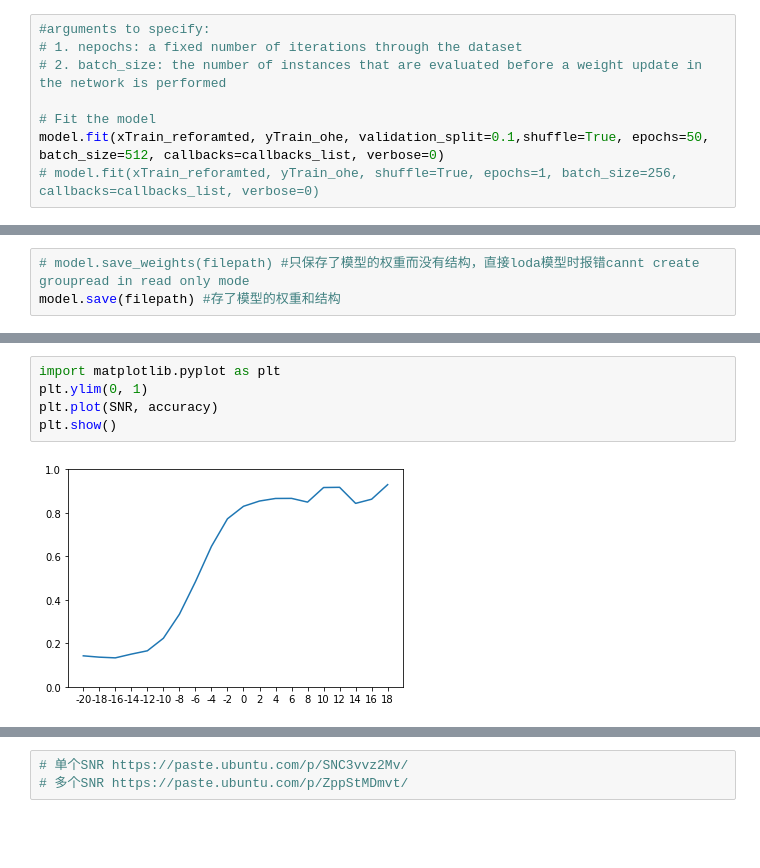
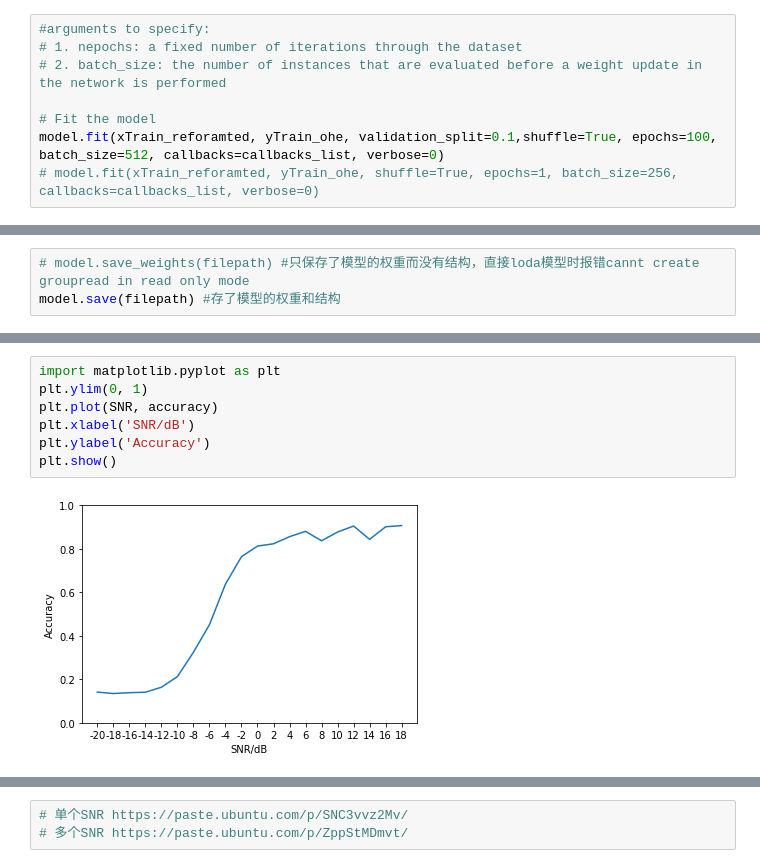
Before and after one commit to tangshuting/daytoy, a Jupyter notebook: EMW_NN1.ipynb, the cells around one changed output, grey strips where cells are left out. Drawn from its saved outputs; the diff is of its cells as text; blank space fills up the shorter version.

```diff
--- a/EMW_NN1.ipynb
+++ b/EMW_NN1.ipynb
@@ -221,7 +223,7 @@ callbacks_list = [checkpoint]
 # 2. batch_size: the number of instances that are evaluated before a weight update in the network is performed
 
 # Fit the model
-model.fit(xTrain_reforamted, yTrain_ohe, validation_split=0.1,shuffle=True, epochs=50, batch_size=512, callbacks=callbacks_list, verbose=0)
+model.fit(xTrain_reforamted, yTrain_ohe, validation_split=0.1,shuffle=True, epochs=100, batch_size=512, callbacks=callbacks_list, verbose=0)
 # model.fit(xTrain_reforamted, yTrain_ohe, shuffle=True, epochs=1, batch_size=256, callbacks=callbacks_list, verbose=0)
 # %% [output]
 <keras.callbacks.callbacks.History at 0x...>
@@ -334,7 +335,9 @@ Accuracy for SNR =  18  is  92.9710865020752
 # %%
 import matplotlib.pyplot as plt
 plt.ylim(0, 1)
 plt.plot(SNR, accuracy)
+plt.xlabel('SNR/dB')
+plt.ylabel('Accuracy')
 plt.show()
 # %% [output]
-[figure, old version]
+[figure, new version]
```
Also changed, not shown: parts of 11 cells of this notebook.
